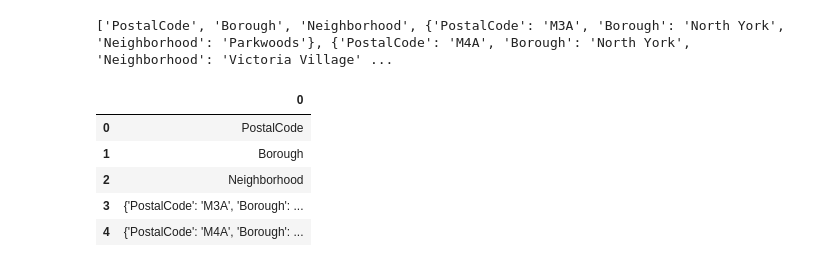
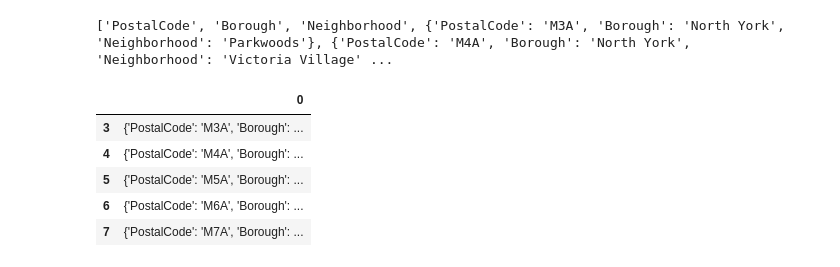
Before and after one commit to nguytannghia/Coursera_Capstone, a Jupyter notebook: Segmenting and Clustering Neighborhoods in Toronto.ipynb, the cells around one changed output. Cells and saved outputs as stored; diff of their text form; code cells hidden in the pictures.

```diff
--- a/Segmenting and Clustering Neighborhoods in Toronto.ipynb
+++ b/Segmenting and Clustering Neighborhoods in Toronto.ipynb
@@ -75,12 +75,13 @@ print(table_contents)
 ['PostalCode', 'Borough', 'Neighborhood', {'PostalCode': 'M3A', 'Borough': 'North York', 'Neighborhood': 'Parkwoods'}, {'PostalCode': 'M4A', 'Borough': 'North York', 'Neighborhood': 'Victoria Village' ...
 # %%
 df=pd.DataFrame(table_contents)
+df_data=df.drop([0,1,2])
 # %%
-df.head()
+df_data.head()
 # %% [output]
 |  | 0 |
-| 0 | PostalCode |
-| 1 | Borough |
-| 2 | Neighborhood |
 | 3 | {'PostalCode': 'M3A', 'Borough': ... |
 | 4 | {'PostalCode': 'M4A', 'Borough': ... |
+| 5 | {'PostalCode': 'M5A', 'Borough': ... |
+| 6 | {'PostalCode': 'M6A', 'Borough': ... |
+| 7 | {'PostalCode': 'M7A', 'Borough': ... |
```
Also changed, not shown: parts of 1 cell of this notebook.
